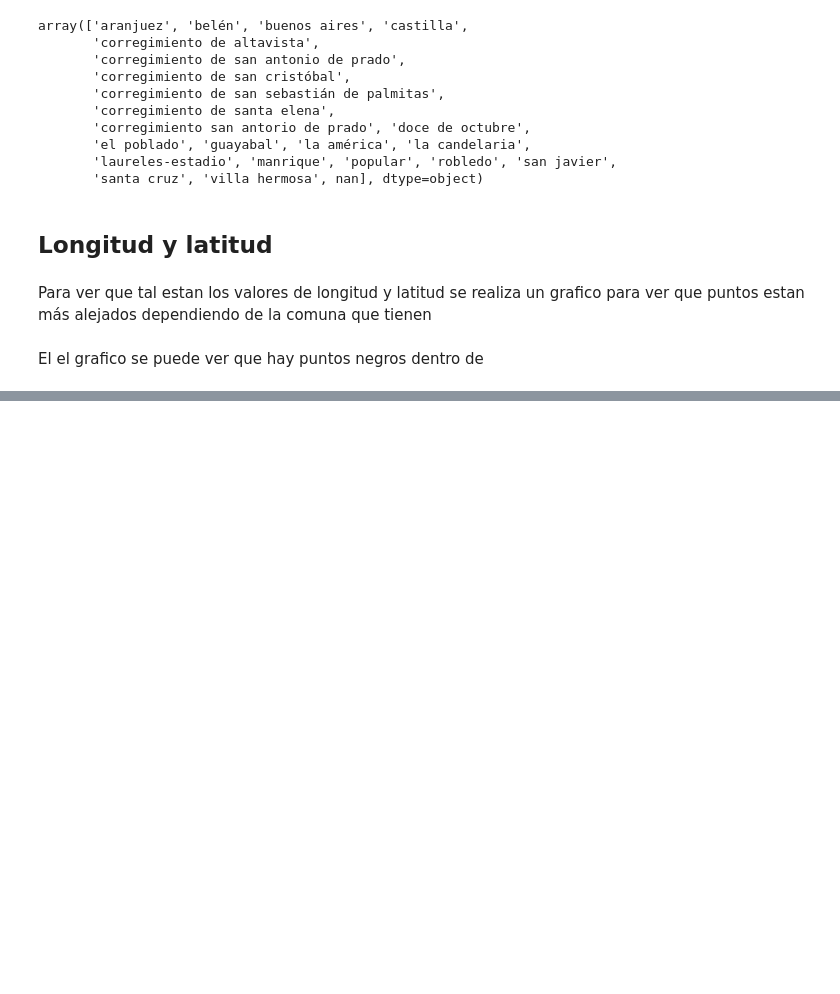
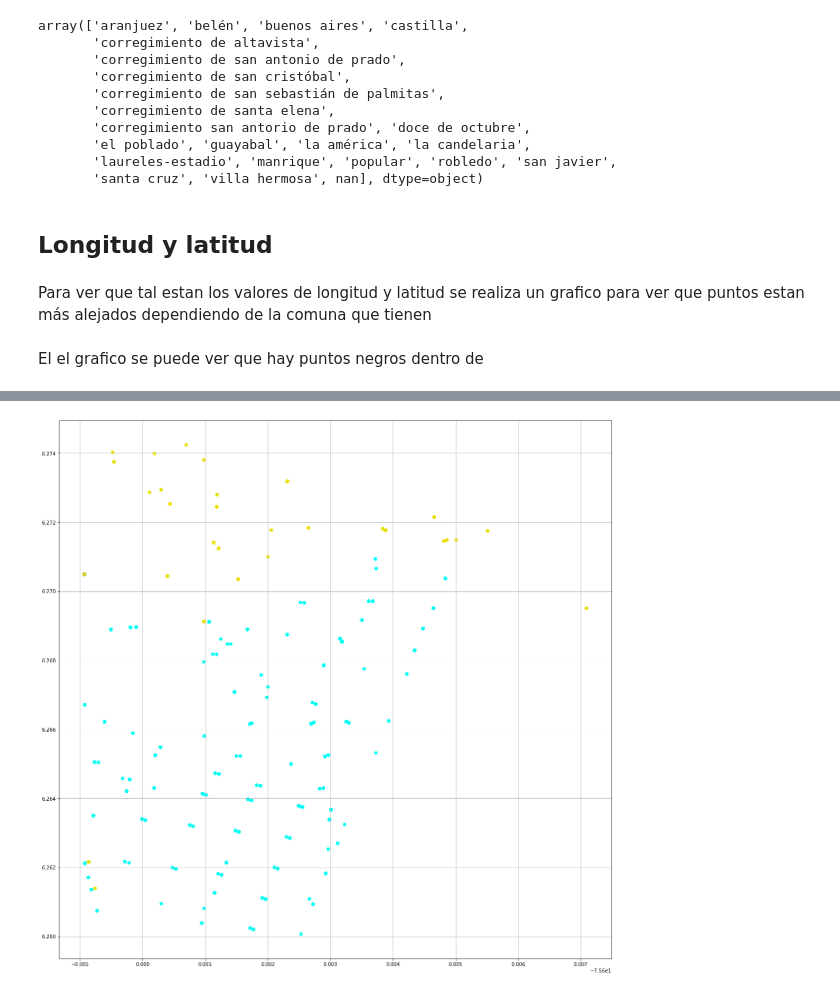
Before and after one commit to cdbolivarz/-Accidentality_Predictions_Medellin, a Jupyter notebook: Limpieza__y_formato.ipynb, the cells around one changed output, grey strips where cells are left out. Saved outputs shown, nothing was run; the diff lists cells and outputs as text; code cells hidden in the pictures; blank space fills up the shorter version.

```diff
--- a/Limpieza__y_formato.ipynb
+++ b/Limpieza__y_formato.ipynb
@@ -383,0 +401,3 @@ dfcopy
+# %%
+c1 = dfcopy[(dfcopy['longitud']>=-75.60092985) & (dfcopy['longitud']<-75.58854287) &
+       (dfcopy['latitud']>6.26) & (dfcopy['latitud']<6.28)]
@@ -383,0 +406,10 @@ dfcopy
+# %%
+c2 = c1[(c1['colores']=='#01FDF6') | (c1['colores']=='#E9DF00') | (c1['colores']=='black')]
+# %%
+x = list(c2['longitud'])
+y = list(c2['latitud'])
+plt.figure(figsize=(20,20))
+plt.scatter(x,y,c=list(c2['colores']))
+plt.grid()
+# %% [output]
+[figure, added]
```
Also changed, not shown: parts of 18 cells of this notebook.
